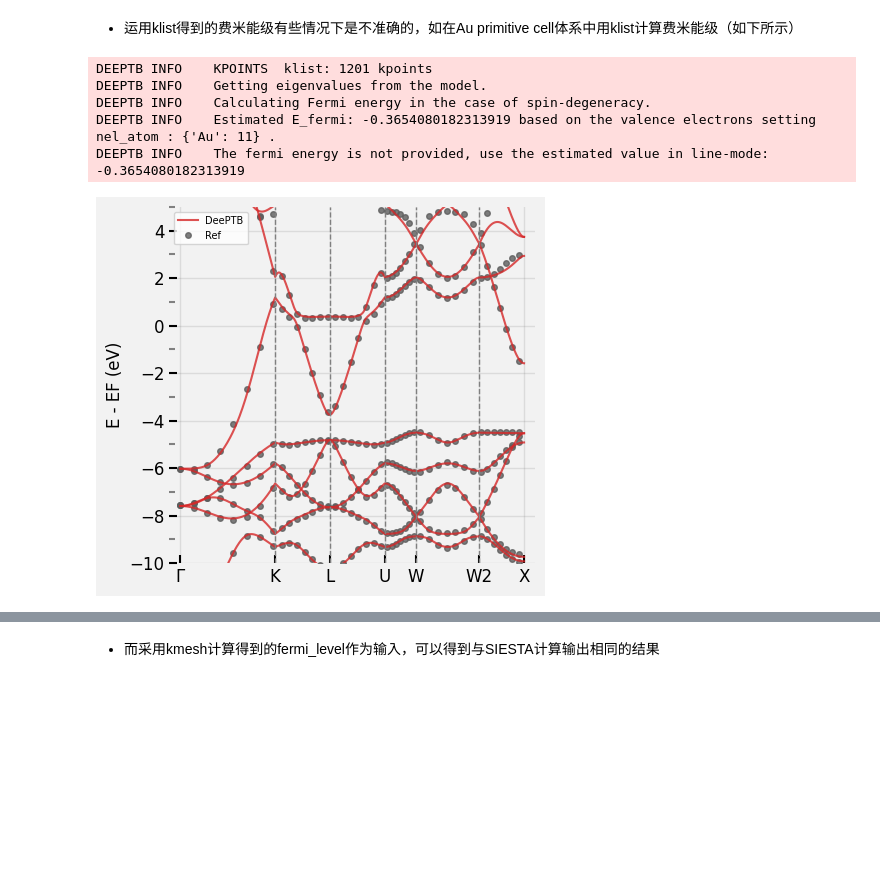
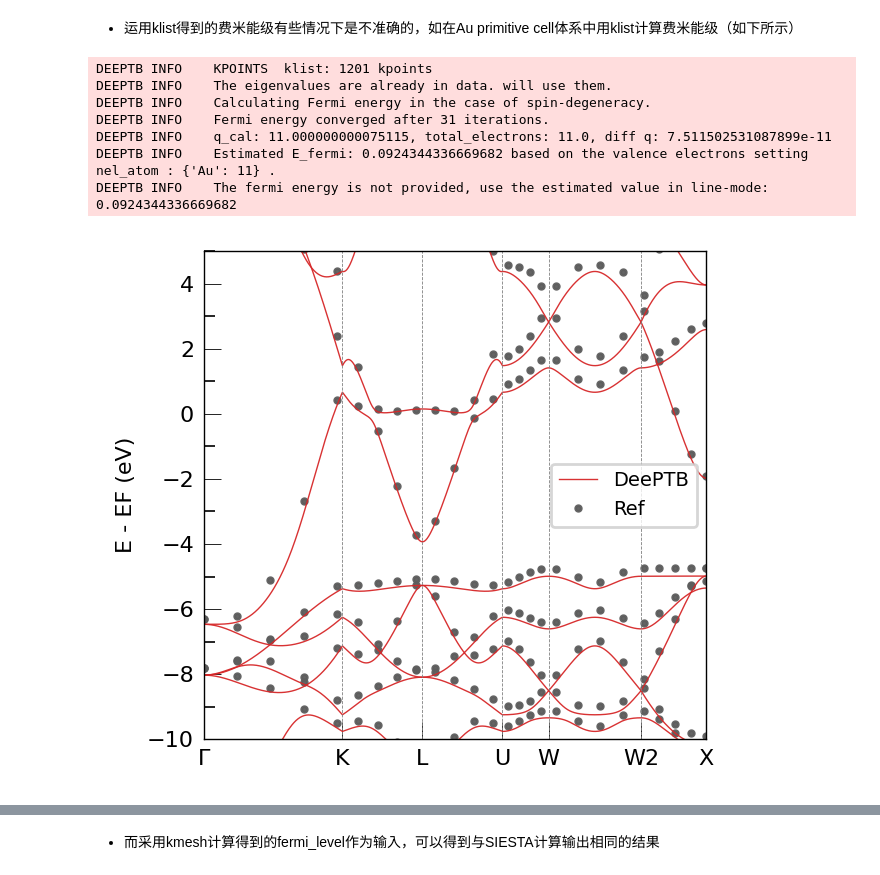
Before and after one commit to deepmodeling/DeePTB, a Jupyter notebook: examples/get_fermi/get_fermi.ipynb, the cells around one changed output, grey strips where cells are left out. Saved outputs shown, nothing was run; the diff lists cells and outputs as text; code cells hidden in the pictures; blank space fills up the shorter version.

Commit message:
update cal_fermi_level with smearing and its example, unitest etc.

```diff
--- a/examples/get_fermi/get_fermi.ipynb
+++ b/examples/get_fermi/get_fermi.ipynb
@@ -202,40 +234,39 @@ task_options = {
                 [0.5000000000,	0.2500000000,	0.7500000000,200],
                 [0.7500000000,	0.2500000000,	0.5000000000,200],
                 [0.5000000000,	0.0000000000,	0.5000000000,1]],
         "klabels":[r'$\Gamma$', 'K', 'L', 'U','W', 'W2', 'X'],
         "nel_atom": {"Au":11},
         "emin":-10,
         "emax":5,
         "ref_band": "./Au_eigenvalues.npy"
     }
 AtomicData_options={
-        "r_max": 5.5,
-        "er_max": 5.0,
-        "oer_max": 2.5,
         "pbc": True
     }
 
 results_path = "./band_plot"
 kpath_kwargs = task_options
 stru_data = "PRIMCELL.vasp"
 AtomicData_options = AtomicData_options
 bcal = Band(model=model,
             use_gui=True,
             results_path=results_path,
             device=model.device)
 bcal.get_bands(data=stru_data,
                kpath_kwargs=kpath_kwargs,
                AtomicData_options=AtomicData_options)
 bcal.band_plot(ref_band = kpath_kwargs["ref_band"],
                emin = kpath_kwargs["emin"],
                emax = kpath_kwargs["emax"])
 # %% [output]
 DEEPTB INFO    KPOINTS  klist: 1201 kpoints
-DEEPTB INFO    Getting eigenvalues from the model.
+DEEPTB INFO    The eigenvalues are already in data. will use them.
 DEEPTB INFO    Calculating Fermi energy in the case of spin-degeneracy.
-DEEPTB INFO    Estimated E_fermi: -0.3654080182313919 based on the valence electrons setting nel_atom : {'Au': 11} .
-DEEPTB INFO    The fermi energy is not provided, use the estimated value in line-mode: -0.3654080182313919
+DEEPTB INFO    Fermi energy converged after 31 iterations.
+DEEPTB INFO    q_cal: 11.000000000075115, total_electrons: 11.0, diff q: 7.511502531087899e-11
+DEEPTB INFO    Estimated E_fermi: 0.0924344336669682 based on the valence electrons setting nel_atom : {'Au': 11} .
+DEEPTB INFO    The fermi energy is not provided, use the estimated value in line-mode: 0.0924344336669682
-[figure, old version]
+[figure, new version]
 # %% [markdown]
 - 以下为SIESTA在Au Primitive Cell上计算得到的能带和费米能级（Extracted by sisl package）
 ![jupyter](./siesta_band_plot.png)
```
Also changed, not shown: parts of 5 cells of this notebook, 2 other files.
